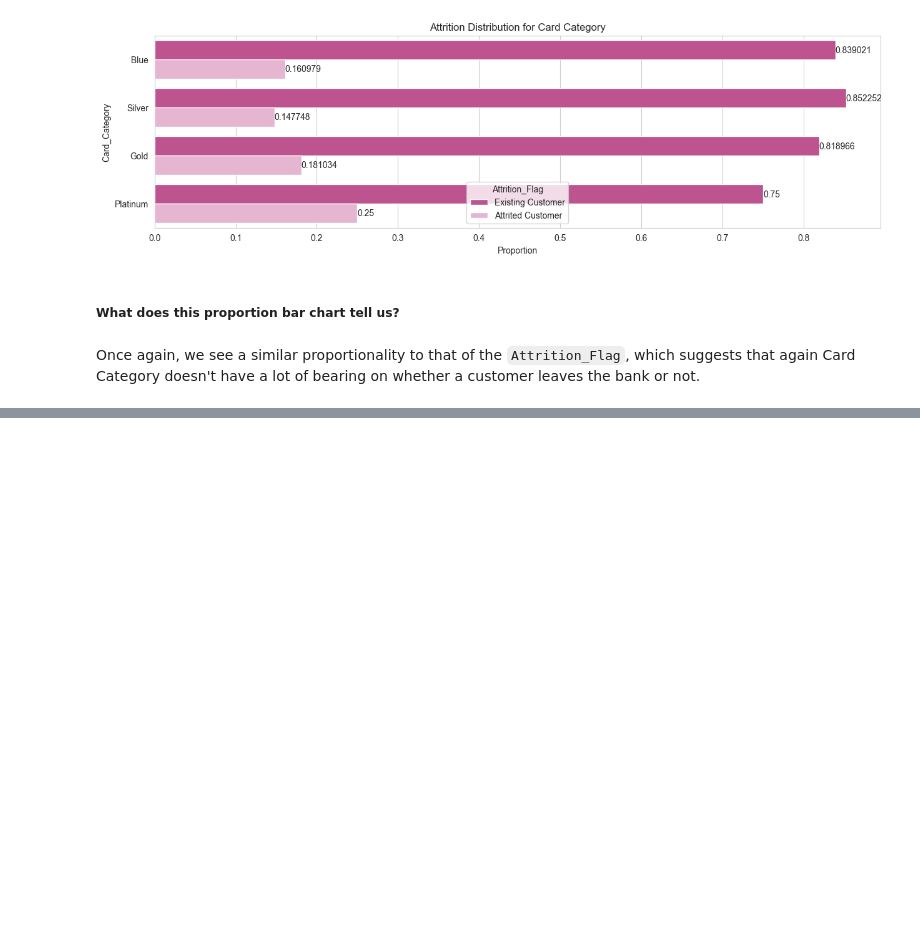
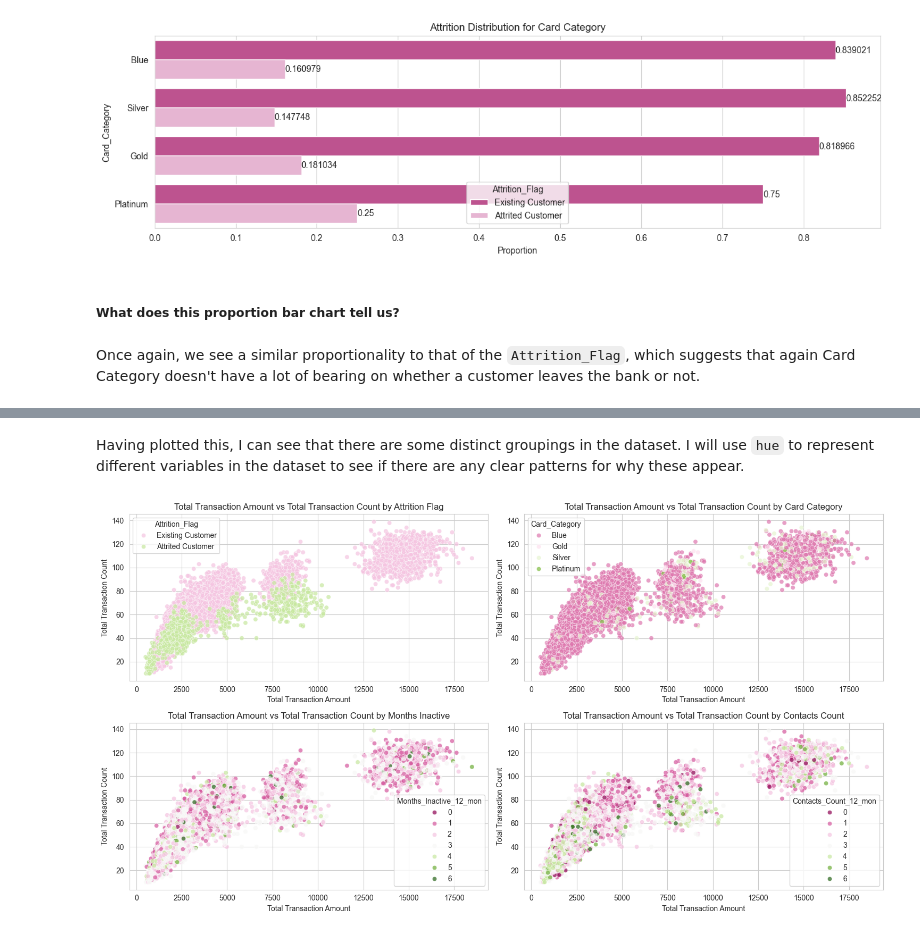
Before and after one commit to elhope23/credit-card-customer-churn-analysis, a Jupyter notebook: jupyter_notebooks/Stage3-Visualisation.ipynb, the cells around one changed output, grey strips where cells are left out. Saved outputs shown, nothing was run; the diff lists cells and outputs as text; code cells hidden in the pictures; blank space fills up the shorter version.

```diff
--- a/jupyter_notebooks/Stage3-Visualisation.ipynb
+++ b/jupyter_notebooks/Stage3-Visualisation.ipynb
@@ -300,0 +317,33 @@ Once again, we see a similar proportionality to that of the `Attrition_Flag`, wh
+# %% [markdown]
+Having plotted this, I can see that there are some distinct groupings in the dataset. I will use `hue` to represent different variables in the dataset to see if there are any clear patterns for why these appear.
+# %%
+#Plot the same scatterplot, this time using hue to determine if the three significant groupings can be related to a specfic variable
+fig, axes = plt.subplots(nrows=2, ncols=2, figsize=(15, 8), tight_layout=True)
+
+#Plot Total_Trans_Amt vs Total_Trans_Ct by Attrition_Flag
+sns.scatterplot(data=df_vis, x="Total_Trans_Amt", y="Total_Trans_Ct", ax=axes[0,0], hue="Attrition_Flag", palette="PiYG", alpha=0.7)
+axes[0,0].set_title("Total Transaction Amount vs Total Transaction Count by Attrition Flag")
+axes[0,0].set_xlabel("Total Transaction Amount")
+axes[0,0].set_ylabel("Total Transaction Count")
+
+#Plot Total_Trans_Amt vs Total_Trans_Ct by Card_Category
+sns.scatterplot(data=df_vis, x="Total_Trans_Amt", y="Total_Trans_Ct", ax=axes[0,1], hue="Card_Category", palette="PiYG", alpha=0.7)
+axes[0,1].set_title("Total Transaction Amount vs Total Transaction Count by Card Category")
+axes[0,1].set_xlabel("Total Transaction Amount")
+axes[0,1].set_ylabel("Total Transaction Count")
+
+#Plot Total_Trans_Amt vs Total_Trans_Ct by Months_Inactive_12_mon
+sns.scatterplot(data=df_vis, x="Total_Trans_Amt", y="Total_Trans_Ct", ax=axes[1,0], hue="Months_Inactive_12_mon", palette="PiYG", alpha=0.7)
+axes[1,0].set_title("Total Transaction Amount vs Total Transaction Count by Months Inactive")
+axes[1,0].set_xlabel("Total Transaction Amount")
+axes[1,0].set_ylabel("Total Transaction Count")
+
+#Plot Total_Trans_Amt vs Total_Trans_Ct by Contacts_Count_12_mon
+sns.scatterplot(data=df_vis, x="Total_Trans_Amt", y="Total_Trans_Ct", ax=axes[1,1], hue="Contacts_Count_12_mon", palette="PiYG", alpha=0.7)
+axes[1,1].set_title("Total Transaction Amount vs Total Transaction Count by Contacts Count")
+axes[1,1].set_xlabel("Total Transaction Amount")
+axes[1,1].set_ylabel("Total Transaction Count")
+
+plt.show()
+# %% [output]
+[figure, added]
```
Also changed, not shown: parts of 7 cells of this notebook.
